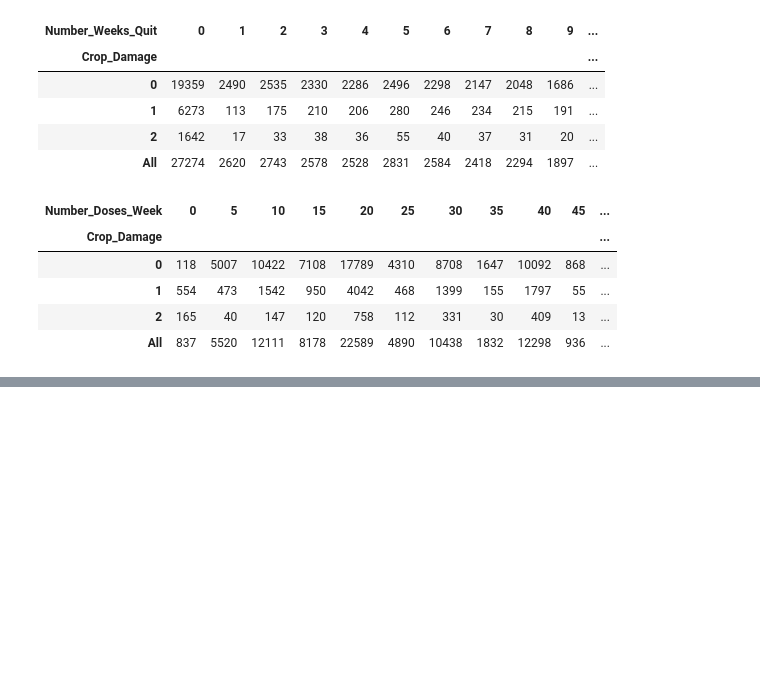
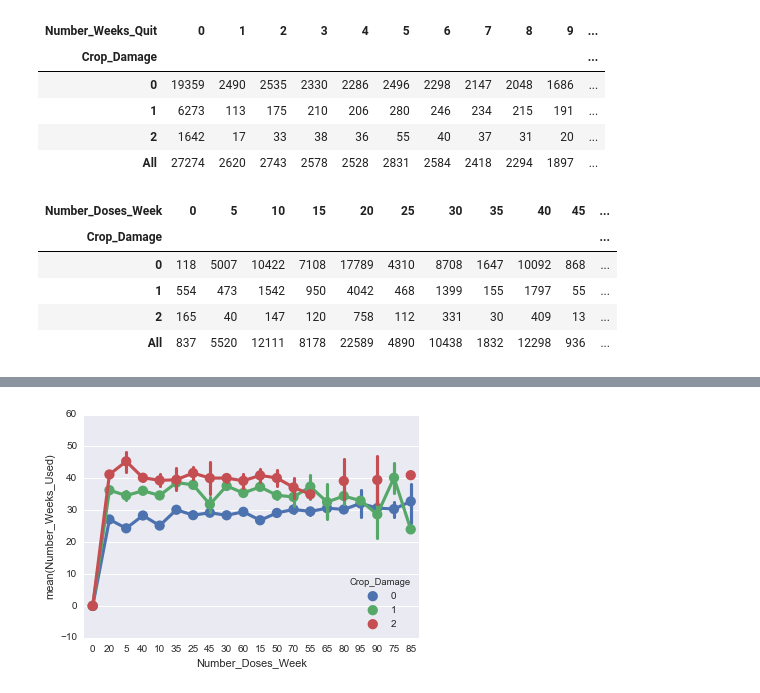
Before and after one commit to numb3r33/av-practice, a Jupyter notebook: last_man_standing/analysis.ipynb, the cells around one changed output, grey strips where cells are left out. Cells and saved outputs as stored; diff of their text form; code cells hidden in the pictures; blank space fills up the shorter version.

```diff
--- a/last_man_standing/analysis.ipynb
+++ b/last_man_standing/analysis.ipynb
@@ -490,0 +517,4 @@ pd.crosstab(train.Crop_Damage, train.Number_Doses_Week, margins=True)
+# %%
+sns.pointplot(x=train_sorted.Number_Doses_Week, y=train_sorted.Number_Weeks_Used, hue=train_sorted.Crop_Damage);
+# %% [output]
+[figure, added]
```
Also changed, not shown: parts of 16 cells of this notebook, 2 other files.
